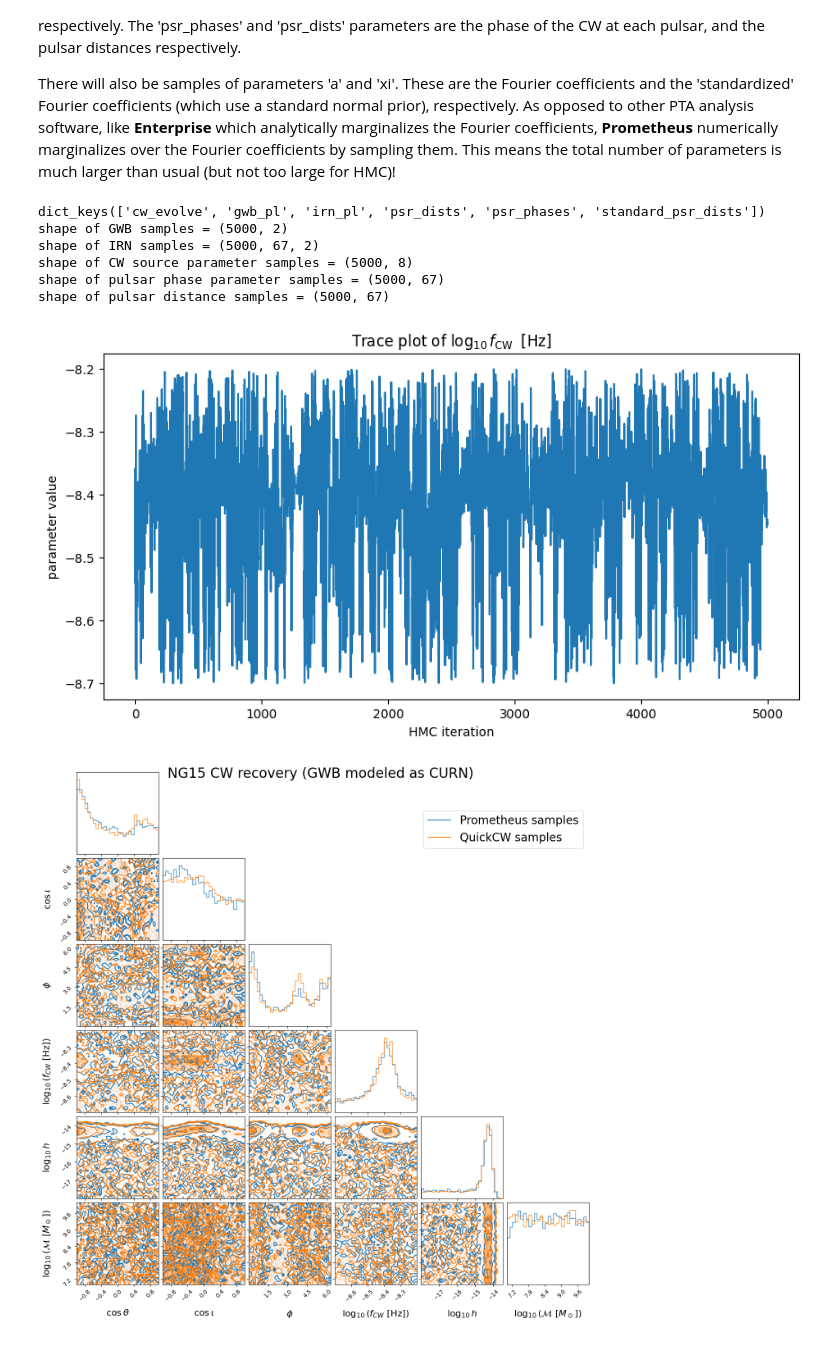
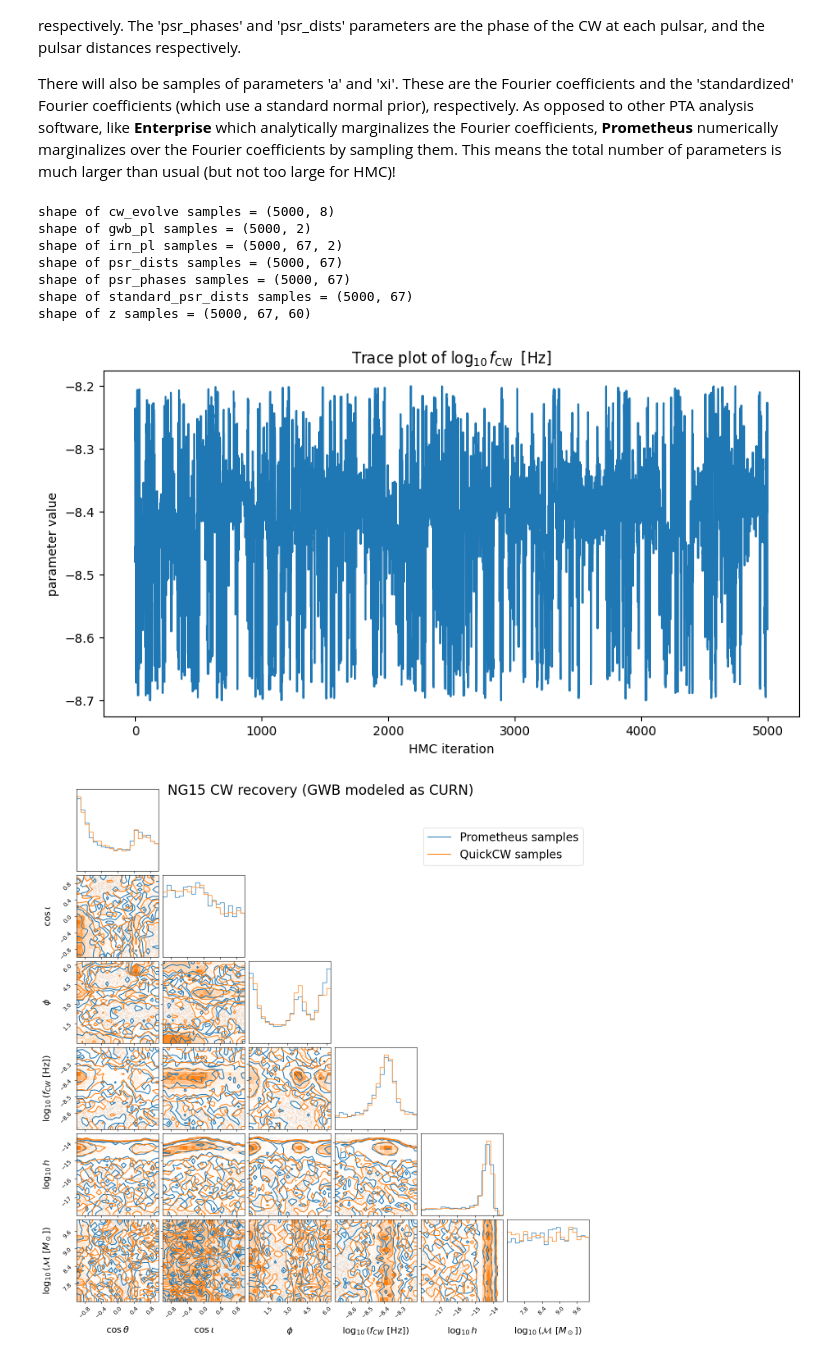
Before and after one commit to XGI-MSU/prometheus, a Jupyter notebook: examples/cw_pe.ipynb, the cells around one changed output. Saved outputs shown, nothing was run; the diff lists cells and outputs as text; code cells hidden in the pictures.

```diff
--- a/examples/cw_pe.ipynb
+++ b/examples/cw_pe.ipynb
@@ -101,11 +101,11 @@ print(type(NG15_data))
 # save data object
 # this one has more informative pulsar distances
 # it also uses higher frequency resolution for the CW
-NG15_data.save_data('../data/NG15/data_CW.pkl')
+# NG15_data.save_data('../data/NG15/data_CW.pkl')
 
 # or load previously constructed data object
-# with open('../data/NG15/data_CW.pkl', 'rb') as fp:
-#     NG15_data = pickle.load(fp)
+with open('../data/NG15/data_CW.pkl', 'rb') as fp:
+    NG15_data = pickle.load(fp)
 # %% [markdown]
 ## Construct Spectral Models
 
@@ -153,14 +153,14 @@ We will use the evolving CW model to compare **Prometheus** and [QuickCW](https:
 # %%
 # the minimum/maximum values of the source parameters described above
 # the pulsar distance and phase parameters are sampled automatically
-cw_source_mins = np.array([7., -8.7, -1., 0, -18., -1., 0., 0.])
+cw_source_mins = np.array([7.2, -8.7, -1., 0, -18., -1., 0., 0.])
 cw_source_maxs = np.array([10., -8.2, 1., np.pi, -12., 1., 2. * np.pi, 2. * np.pi])
 cw_parameter_bounds = np.array([cw_source_mins, cw_source_maxs]).T
 
 # now we can build the deterministic model
 cw_model = DeterministicModel(name='cw_evolve',
                               data=NG15_data,
-                              get_delays_func=deterministic.cw_delay_evolve_float32,
+                              get_delays_func=deterministic.cw_delay_evolve_low_freq_float32,
                               parameter_bounds=cw_parameter_bounds,
                               with_psr_params=True)
 # %% [markdown]
@@ -232,9 +187,6 @@ __WARNING__: On occasion, the NUTS sampler will warm-up in a non-representative
 # %%
-# get probabilistic sampling model from the PTA model
-sampling_model = pta_model.sampling_model
-
 # build the NumPyro NUTS kernel
-nuts_kernel = numpyro.infer.NUTS(model=sampling_model)
+nuts_kernel = numpyro.infer.NUTS(model=pta_model.sampling_model)
 
 # specify MCMC attributes
 mcmc = numpyro.infer.MCMC(sampler=nuts_kernel,
@@ -243,7 +195,7 @@ mcmc = numpyro.infer.MCMC(sampler=nuts_kernel,
 
 # seed to start sampling
 # (see "WARNING" above: change if necessary)
-seed = 345876
+seed = 200129
 
 # run MCMC and get samples
 mcmc.run(jr.PRNGKey(seed))
@@ -270,30 +225,27 @@ The CW model parameters are 'cw_evolve', 'psr_phases', and 'psr_dists'. The 'cw_
 
 There will also be samples of parameters 'a' and 'xi'. These are the Fourier coefficients and the 'standardized' Fourier coefficients (which use a standard normal prior), respectively. As opposed to other PTA analysis software, like **Enterprise** which analytically marginalizes the Fourier coefficients, **Prometheus** numerically marginalizes over the Fourier coefficients by sampling them. This means the total number of parameters is much larger than usual (but not too large for HMC)!
 # %%
-print(samples.keys())
-print(f'shape of GWB samples = {samples["gwb_pl"].shape}')  # (num samples, num params)
-print(f'shape of IRN samples = {samples["irn_pl"].shape}')  # (num samples, num psrs, num params)
-# print(f'shape of Fourier coefficient samples = {samples["a"].shape}')  # (num samples, num psrs, 2 * num freqs)
-print(f'shape of CW source parameter samples = {samples["cw_evolve"].shape}')  # (num samples, 8)
-print(f'shape of pulsar phase parameter samples = {samples["psr_phases"].shape}')  # (num samples, num psrs,)
-print(f'shape of pulsar distance samples = {samples["psr_dists"].shape}')  # (num samples, num psrs,)
+for key in list(samples.keys()):
+    print(f'shape of {key} samples = {samples[key].shape}')
 # %% [output]
-dict_keys(['cw_evolve', 'gwb_pl', 'irn_pl', 'psr_dists', 'psr_phases', 'standard_psr_dists'])
-shape of GWB samples = (5000, 2)
-shape of IRN samples = (5000, 67, 2)
-shape of CW source parameter samples = (5000, 8)
-shape of pulsar phase parameter samples = (5000, 67)
-shape of pulsar distance samples = (5000, 67)
+shape of cw_evolve samples = (5000, 8)
+shape of gwb_pl samples = (5000, 2)
+shape of irn_pl samples = (5000, 67, 2)
+shape of psr_dists samples = (5000, 67)
+shape of psr_phases samples = (5000, 67)
+shape of standard_psr_dists samples = (5000, 67)
+shape of z samples = (5000, 67, 60)
 # %%
 # we're going to compare our results with quickCW,
 # so we'll load the quickCW samples from NG15 here
 with h5py.File('chains/15yr_quickCW_detection.h5', 'r') as f:
     quickCW_samples_all = f['samples_cold'][:]
     quickCW_samples = quickCW_samples_all[0, :, :8]
-    # restrict frequency and chirp mass range to match our samples
+    # restrict frequency and chirp mass range to match the parameter bounds of our CW model
     mask = np.where(np.logical_and(np.logical_and(quickCW_samples[:, 3] < cw_source_maxs[1],
                                                   quickCW_samples[:, 3] > cw_source_mins[1]),
-                                   quickCW_samples[:, 5] < cw_source_maxs[0]))[0]
+                                   np.logical_and(quickCW_samples[:, 5] < cw_source_maxs[0],
+                                                  quickCW_samples[:, 5] > cw_source_mins[0])))[0]
     quickCW_samples = quickCW_samples[mask]
 # %%
 # trace plot of CW frequency parameter
@@ -304,7 +256,7 @@ plt.ylabel('parameter value')
 plt.title(r'Trace plot of $\log_{10} f_\text{CW}\;\;[\text{Hz}]$')
 plt.show()
 # %% [output]
-[figure, old version]
+[figure, new version]
 # %%
 # plot CW recovery under CURN GWB model
 
@@ -312,36 +264,36 @@ plt.show()
 ordering = np.array([-3, 2, -2, 1, 4, 0])
 
 cw_source_labels = np.array([r'$\log_{10}(\mathcal{M}\,\,[M_\odot])$',
                              r'$\log_{10}(f_{CW}\,\,[\text{Hz}])$',
                              r'$\cos{\iota}$', r'$\psi$', r'$\log_{10} h$',
                              r'$\cos{\theta}$', r'$\phi$', r'$\Phi_0$'])
 
 # plot samples from Prometheus
 cw_samples = np.array(samples['cw_evolve'])
 fig = corner.corner(cw_samples[:, ordering],
-                    bins=30,
+                    bins=20,
                     labels=cw_source_labels[ordering],
                     label_kwargs={'fontsize':16},
                     color='C0',
                     hist_kwargs={'density': True})
 
 # plot samples from QuickCW
 corner.corner(data=quickCW_samples[:, :-2],
-              bins=30,
+              bins=20,
               fig=fig,
               color='C1',
               hist_kwargs={'density': True})
 
 # plot legend/title
 axes = np.array(fig.axes).reshape((len(ordering), len(ordering)))
 axes[0, -1].plot([], [], color='C0', label='Prometheus samples')
 axes[0, -1].plot([], [], color='C1', label='QuickCW samples')
 axes[0, -1].legend(fontsize=20, loc='lower right')
 fig.suptitle('NG15 CW recovery (GWB modeled as CURN)',
              fontsize=24)
 fig.show()
 # %% [output]
-[figure, old version]
+[figure, new version]
 # %% [markdown]
 ## Bonus:
 
```
Also changed, not shown: parts of 10 cells of this notebook, 12 other files.
